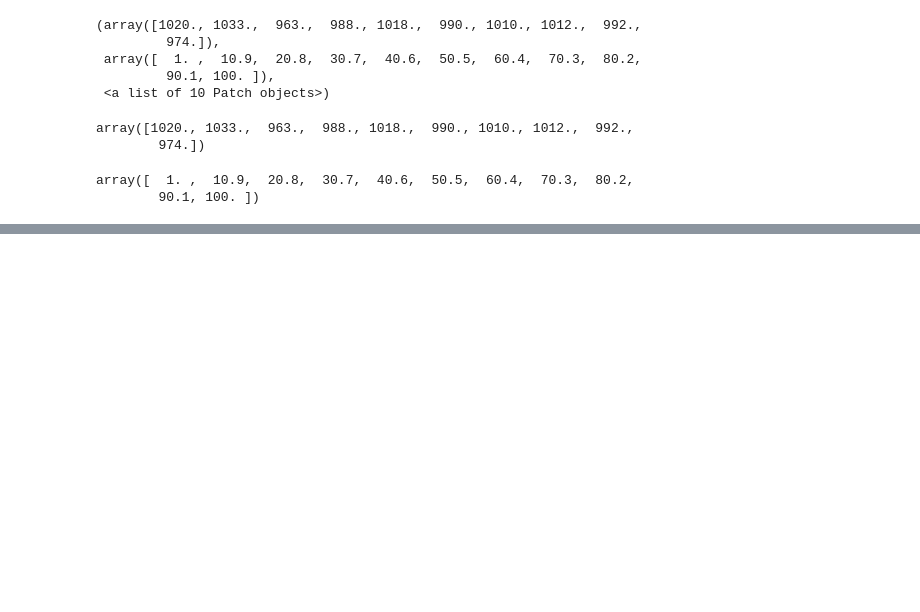
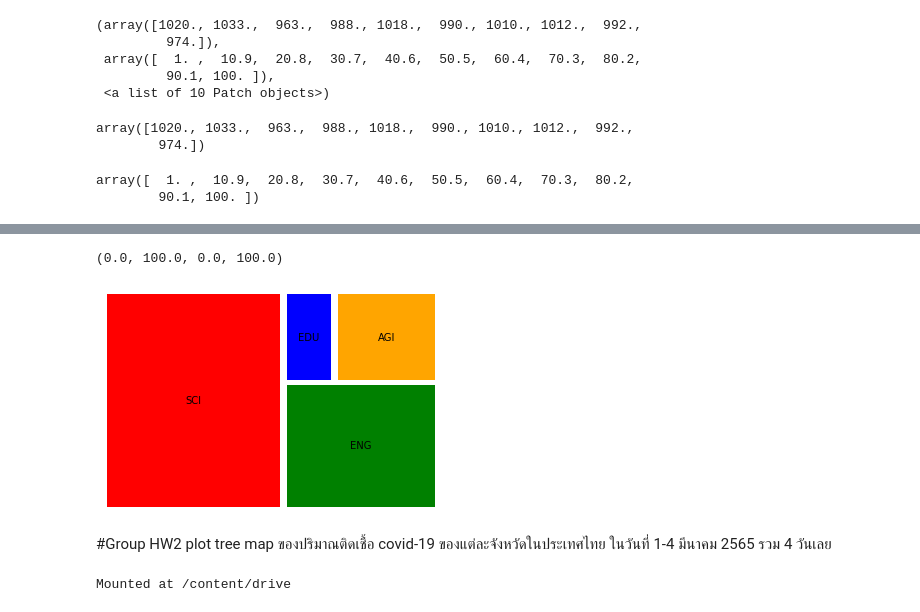
Before and after one commit to BestApisit/data_viz_2022, a Jupyter notebook: DataViz04_Data_Comparison.ipynb, the cells around one changed output, grey strips where cells are left out. Drawn from its saved outputs; the diff is of its cells as text; code cells hidden in the pictures; blank space fills up the shorter version.

Commit message:
Group HW2

```diff
--- a/DataViz04_Data_Comparison.ipynb
+++ b/DataViz04_Data_Comparison.ipynb
@@ -375,0 +416,12 @@ array([  1. ,  10.9,  20.8,  30.7,  40.6,  50.5,  60.4,  70.3,  80.2,
+# %%
+labels = ['SCI', 'ENG', 'EDU', 'AGI']
+data = [500, 250, 60, 120]
+color = ['red', 'green', 'blue', 'orange']
+squarify.plot(data,color=color,label = labels,pad=True)
+plt.axis('off')
+# %% [output]
+(0.0, 100.0, 0.0, 100.0)
+[figure, added]
+# %% [markdown]
+#Group HW2
+plot tree map ของปริมาณติดเชื้อ covid-19 ของแต่ละจังหวัดในประเทศไทย ในวันที่ 1-4 มีนาคม 2565 รวม 4 วันเลย
@@ -375,0 +430,5 @@ array([  1. ,  10.9,  20.8,  30.7,  40.6,  50.5,  60.4,  70.3,  80.2,
+# %%
+from google.colab import drive
+drive.mount('/content/drive')
+# %% [output]
+Mounted at /content/drive
```
Also changed, not shown: parts of 31 cells of this notebook.
